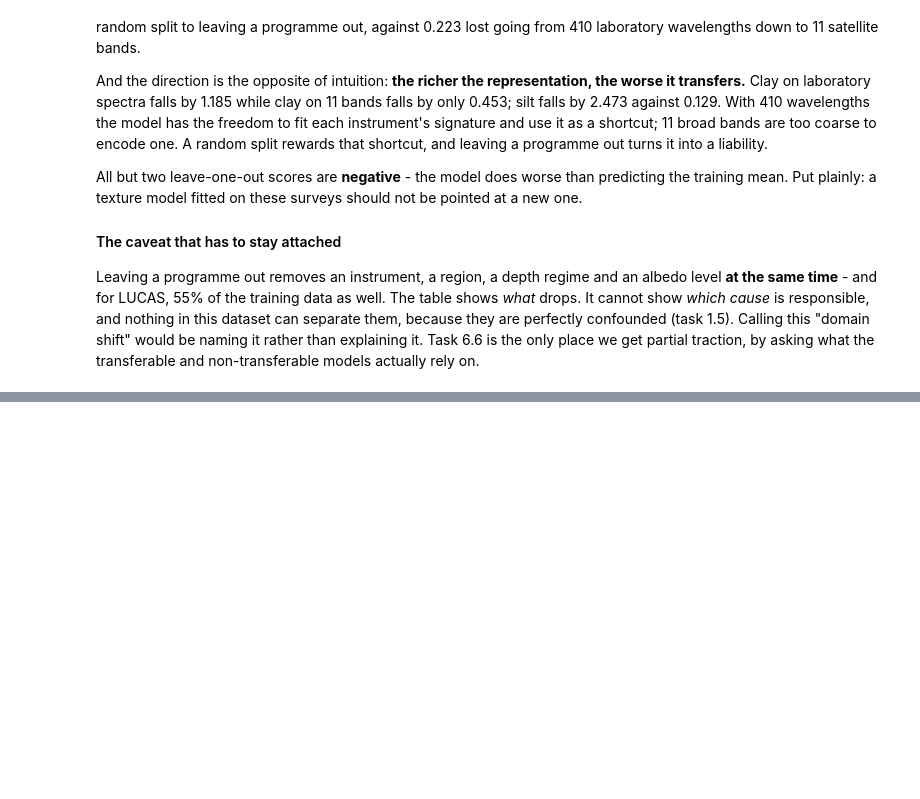
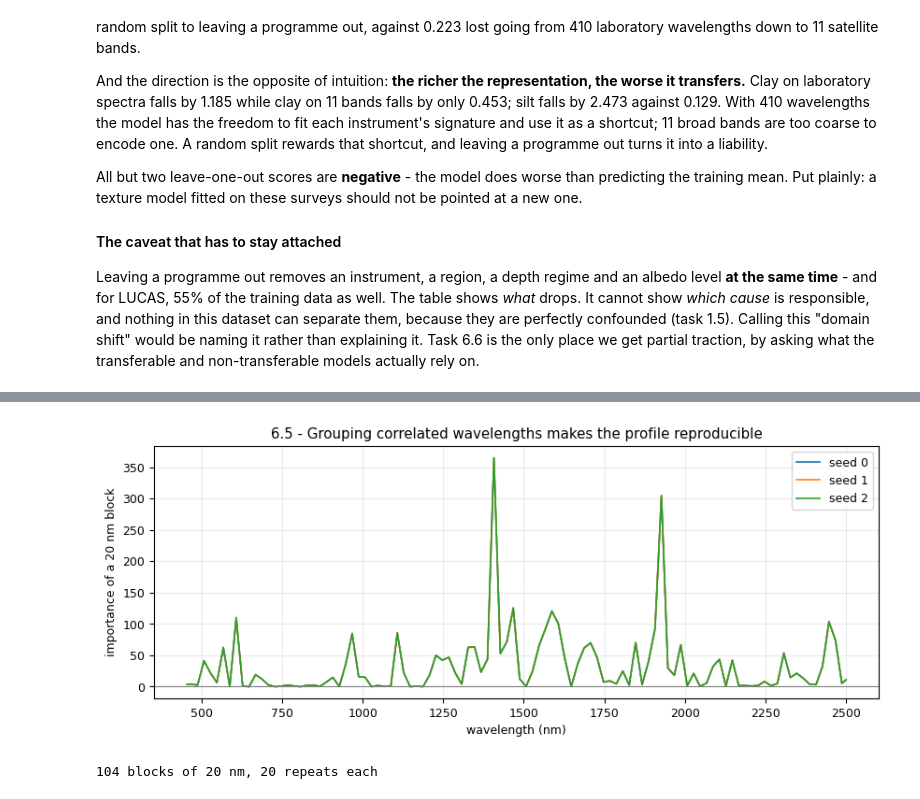
Before and after one commit to Abdelmalek05/soil-texture-from-spectra, a Jupyter notebook: soil_texture_lab.ipynb, the cells around one changed output, grey strips where cells are left out. Cells and saved outputs as stored; diff of their text form; code cells hidden in the pictures; blank space fills up the shorter version.

```diff
--- a/soil_texture_lab.ipynb
+++ b/soil_texture_lab.ipynb
@@ -939,0 +1064,32 @@ traction, by asking what the transferable and non-transferable models actually r
+# %%
+# task 6.5: permute whole 20 nm blocks instead of single wavelengths
+groups = [np.where(WL410 // 20 == b)[0] for b in np.unique(WL410 // 20)]
+group_nm = np.array([WL410[g].mean() for g in groups])
+
+def grouped_importance(model, X, y, groups, n_repeats=20, seed=0):
+    """Shuffle a whole block of neighbouring wavelengths at once."""
+    rng = np.random.default_rng(seed)
+    base = r2_score(y, model.predict(X).ravel())
+    Xp, out = X.copy(), []
+    for cols in groups:
+        original = Xp[:, cols].copy()
+        drops = []
+        for _ in range(n_repeats):
+            Xp[:, cols] = original[rng.permutation(len(Xp))]
+            drops.append(base - r2_score(y, model.predict(Xp).ravel()))
+        Xp[:, cols] = original
+        out.append(np.mean(drops))
+    return np.array(out)
+
+plt.figure(figsize=(10, 3.5))
+for s in [0, 1, 2]:
+    plt.plot(group_nm, grouped_importance(clay_model, Xlab[te], yclay[te], groups, 20, s),
+             lw=1.2, label=f"seed {s}")
+plt.axhline(0, color="grey", lw=0.8); plt.legend()
+plt.xlabel("wavelength (nm)"); plt.ylabel("importance of a 20 nm block")
+plt.title("6.5 - Grouping correlated wavelengths makes the profile reproducible")
+save_fig("6.5"); plt.show()
+print(len(groups), "blocks of 20 nm, 20 repeats each")
+# %% [output]
+[figure, added]
+104 blocks of 20 nm, 20 repeats each
```
Also changed, not shown: parts of 8 cells of this notebook, 6 other files.
